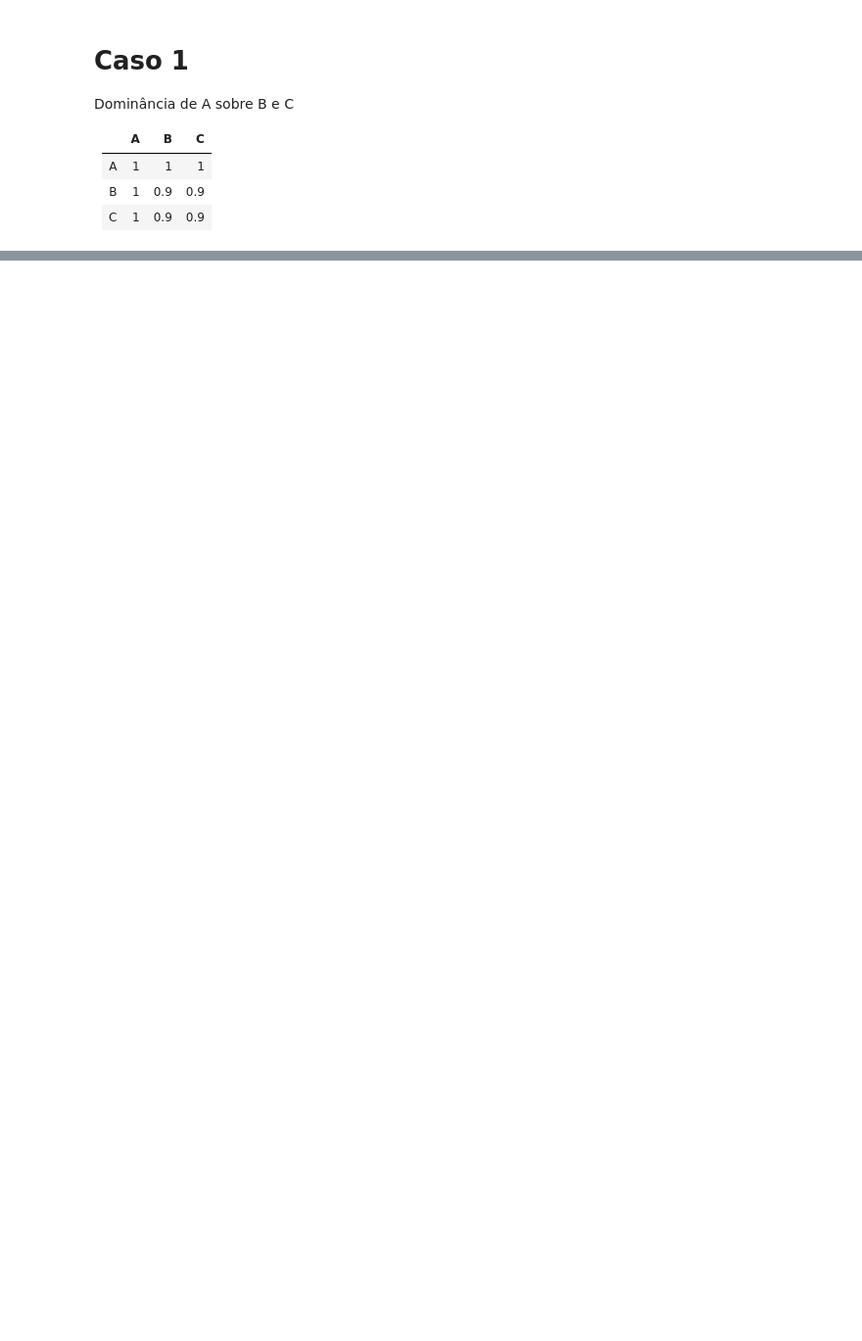
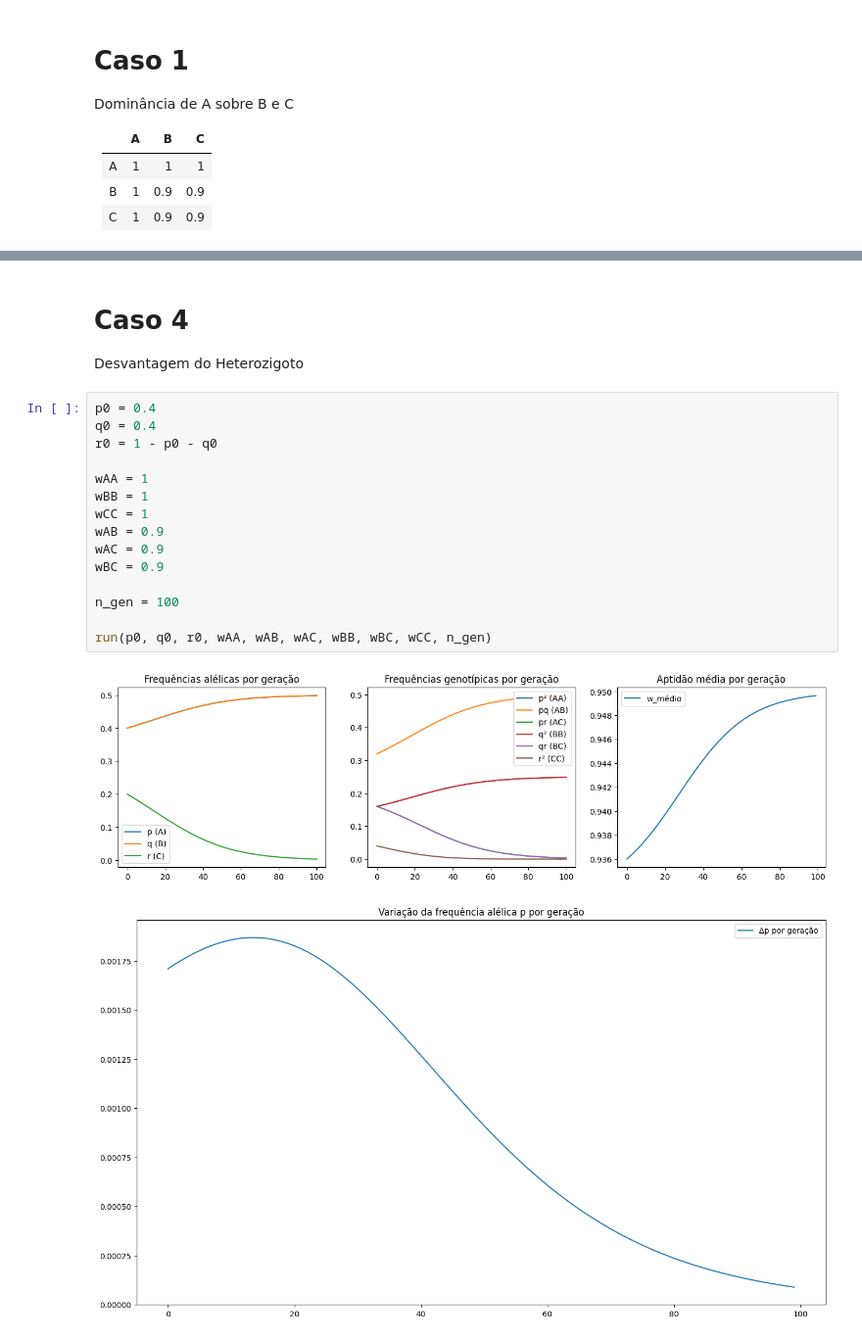
Before and after one commit to mauro-moura/GA044-Evolucao, a Jupyter notebook: implementation_4/implementation_4_2.ipynb, the cells around one changed output, grey strips where cells are left out. Shown at 98% size. Cells and saved outputs as stored; diff of their text form; blank space fills up the shorter version.

```diff
--- a/implementation_4/implementation_4_2.ipynb
+++ b/implementation_4/implementation_4_2.ipynb
@@ -169,0 +236,22 @@ AttributeError: 'list' object has no attribute 'ndim'
+# %% [markdown]
+# Caso 4
+
+Desvantagem do Heterozigoto
+# %%
+p0 = 0.4
+q0 = 0.4
+r0 = 1 - p0 - q0
+
+wAA = 1
+wBB = 1
+wCC = 1
+wAB = 0.9
+wAC = 0.9
+wBC = 0.9
+
+n_gen = 100
+
+run(p0, q0, r0, wAA, wAB, wAC, wBB, wBC, wCC, n_gen)
+# %% [output]
+[figure, added]
+[figure, added]
```
Also changed, not shown: parts of 8 cells of this notebook, 10 other files.
